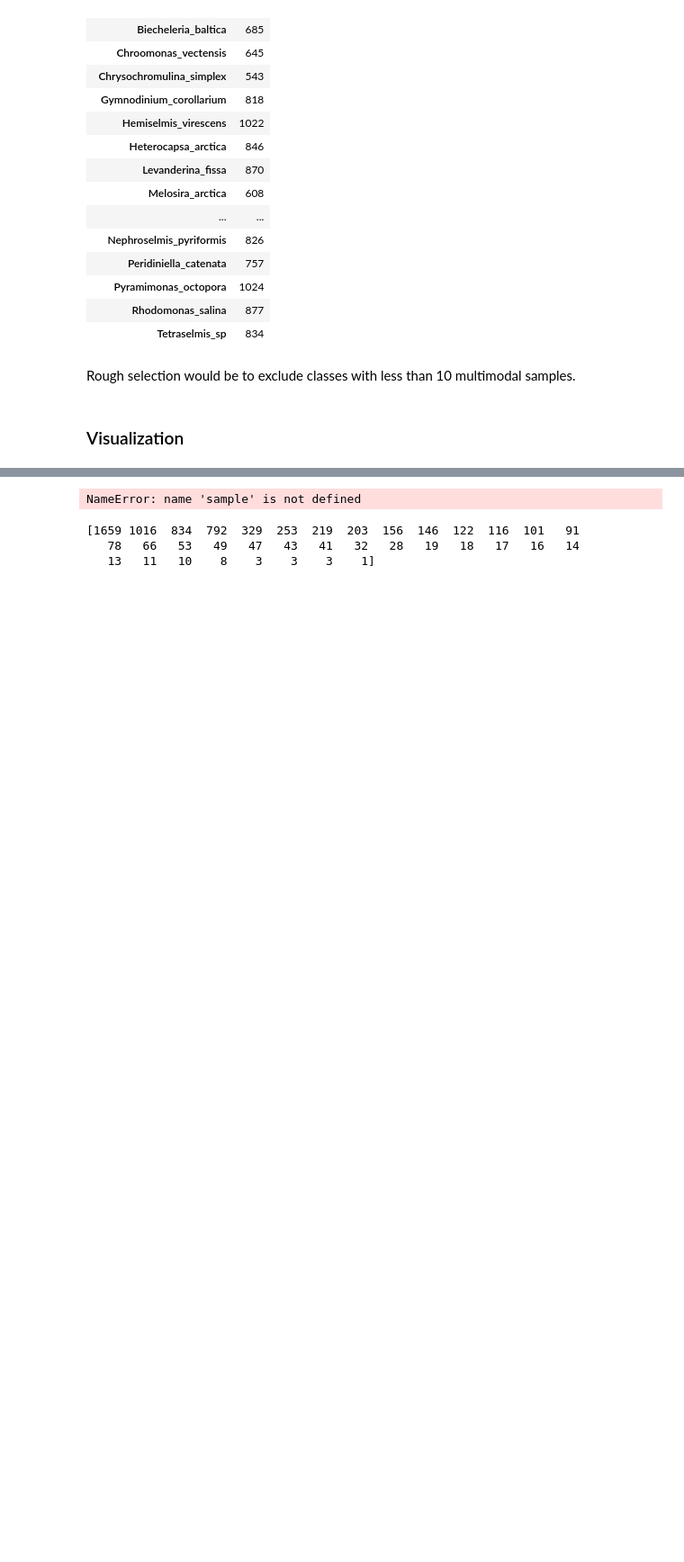
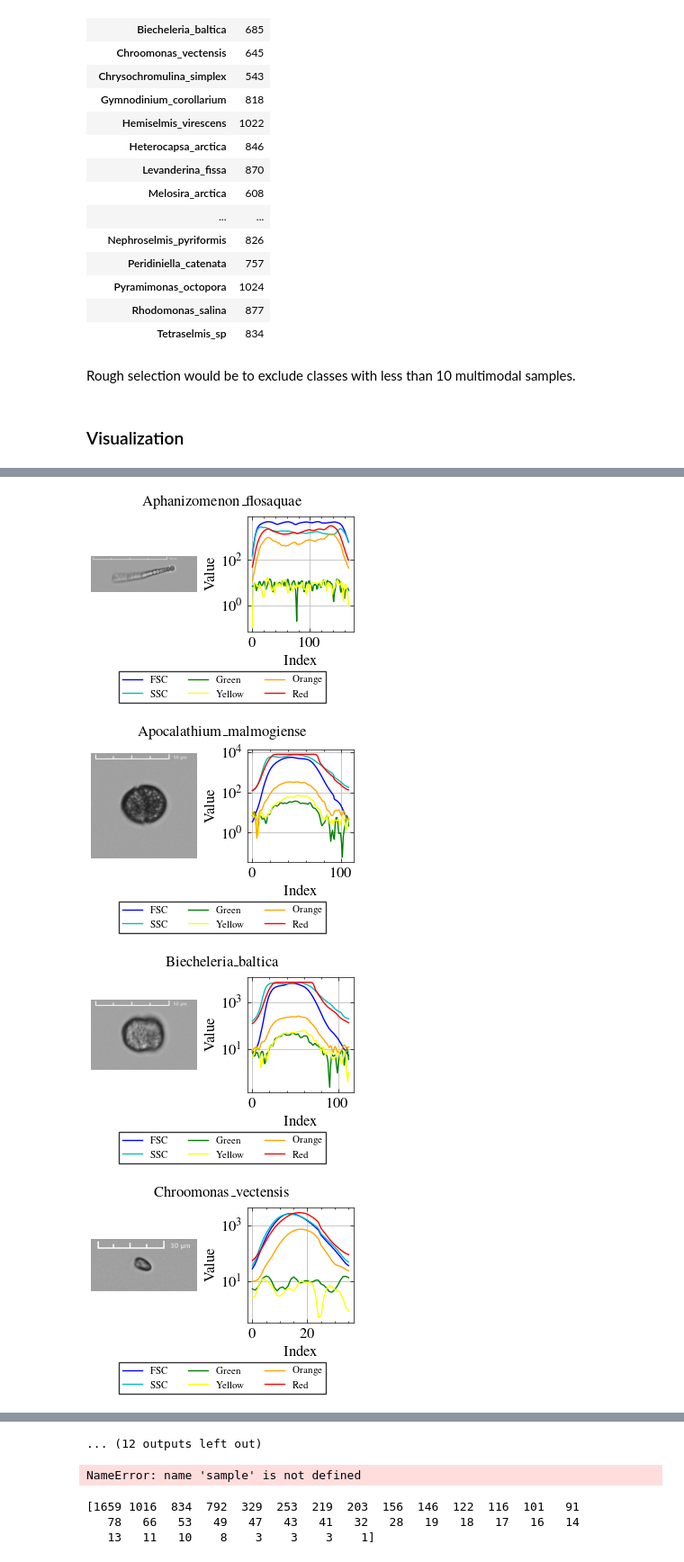
Before and after one commit to imveikka/multimodal_plankton_recognition, a Jupyter notebook: data_analysis.ipynb, the cells around one changed output, grey strips where cells are left out. Shown at 90% size. Drawn from its saved outputs; the diff is of its cells as text; code cells hidden in the pictures; blank space fills up the shorter version.

```diff
--- a/data_analysis.ipynb
+++ b/data_analysis.ipynb
@@ -131,0 +142,34 @@ for _, sample in annotations[annotations.iloc[:, -2:].T.all()].sample(5).iterrow
+# %%
+def visualize(sample):
+    image = np.array(Image.open(image_dir / f"{sample.ID}.jpg"))
+    profile = pd.read_csv(profile_dir / f"{sample.ID}.csv")
+
+    styles = ['b', 'c', 'g', 'yellow', 'orange', 'r', 'k']
+
+    fig, (ax1, ax2) = plt.subplots(1, 2, layout="constrained")
+
+    ax1.imshow(image)
+    ax1.set_axis_off()
+
+    ax2 = profile.plot(ax=ax2, style=dict(zip(profile.columns, styles)), legend=None)
+    fig.legend(loc=8, ncols=3, frameon=True, edgecolor='k', fancybox=False, fontsize=8, bbox_to_anchor=(.5, -.2))
+    ax2.set_xlabel('Index')
+    ax2.set_ylabel('Value')
+    ax2.set_yscale('log')
+    # ax2.set_ylim([profile.min().min(), None])
+
+    fig.set_size_inches(3, 2)
+
+    plt.grid()
+    plt.suptitle(f'{sample.class_name}', fontsize=12)
+    plt.savefig(f'figures/small_{sample.class_name}.pdf')
+    plt.show()
+
+for name in annotations.class_name.unique():
+    for _, sample in annotations[annotations.class_name == name].sample(1).iterrows():
+        visualize(sample)
+# %% [output]
+[figure, added]
+[figure, added]
+[figure, added]
+[figure, added]
@@ -132,3 +184,4 @@ for _, sample in annotations[annotations.iloc[:, -2:].T.all()].sample(5).iterrow
+... (12 outputs left out)
 # %%
 profile = pd.read_csv(profile_dir / f"{sample.X}.csv")
 profile.min().min()
```
Also changed, not shown: parts of 13 cells of this notebook, 3 other files.
